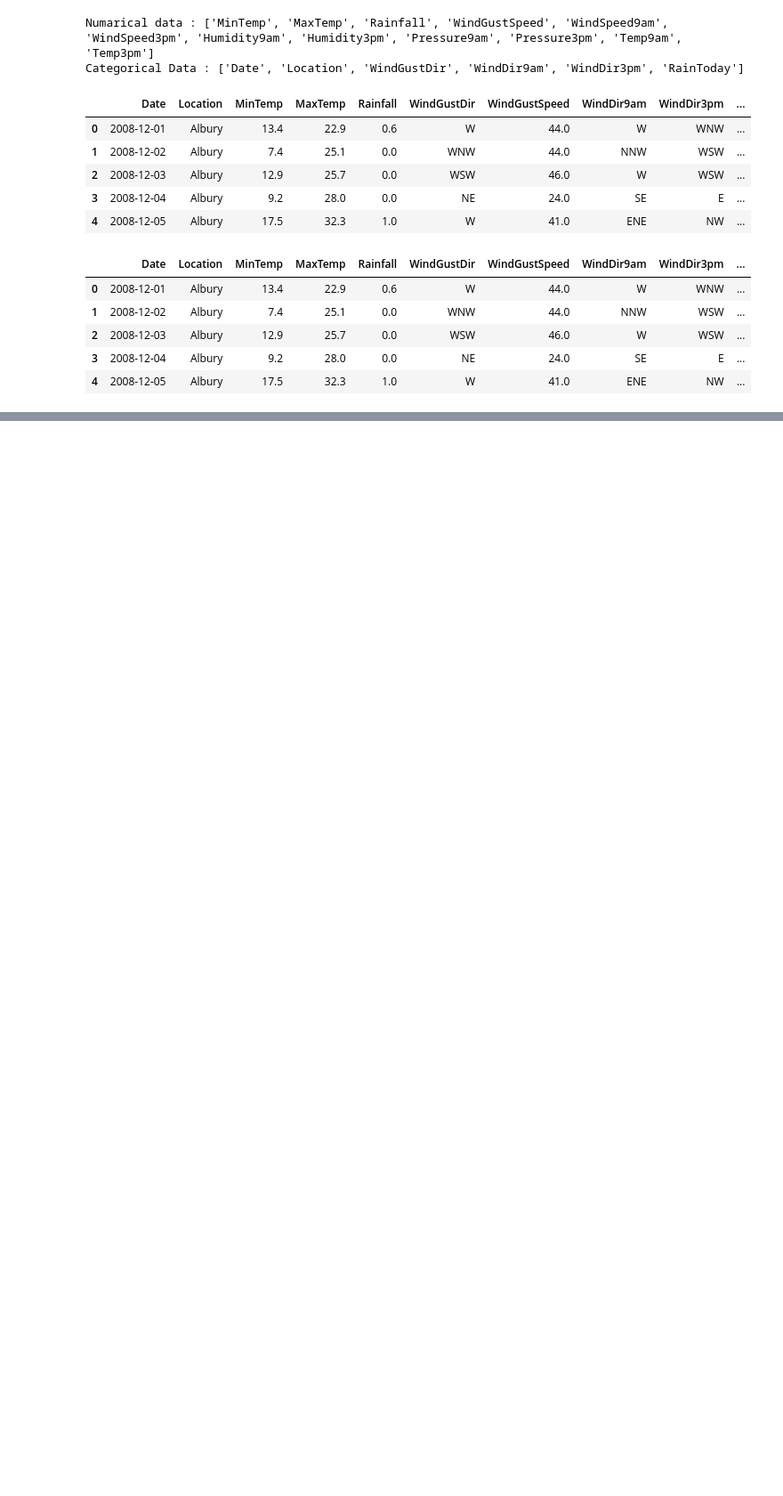
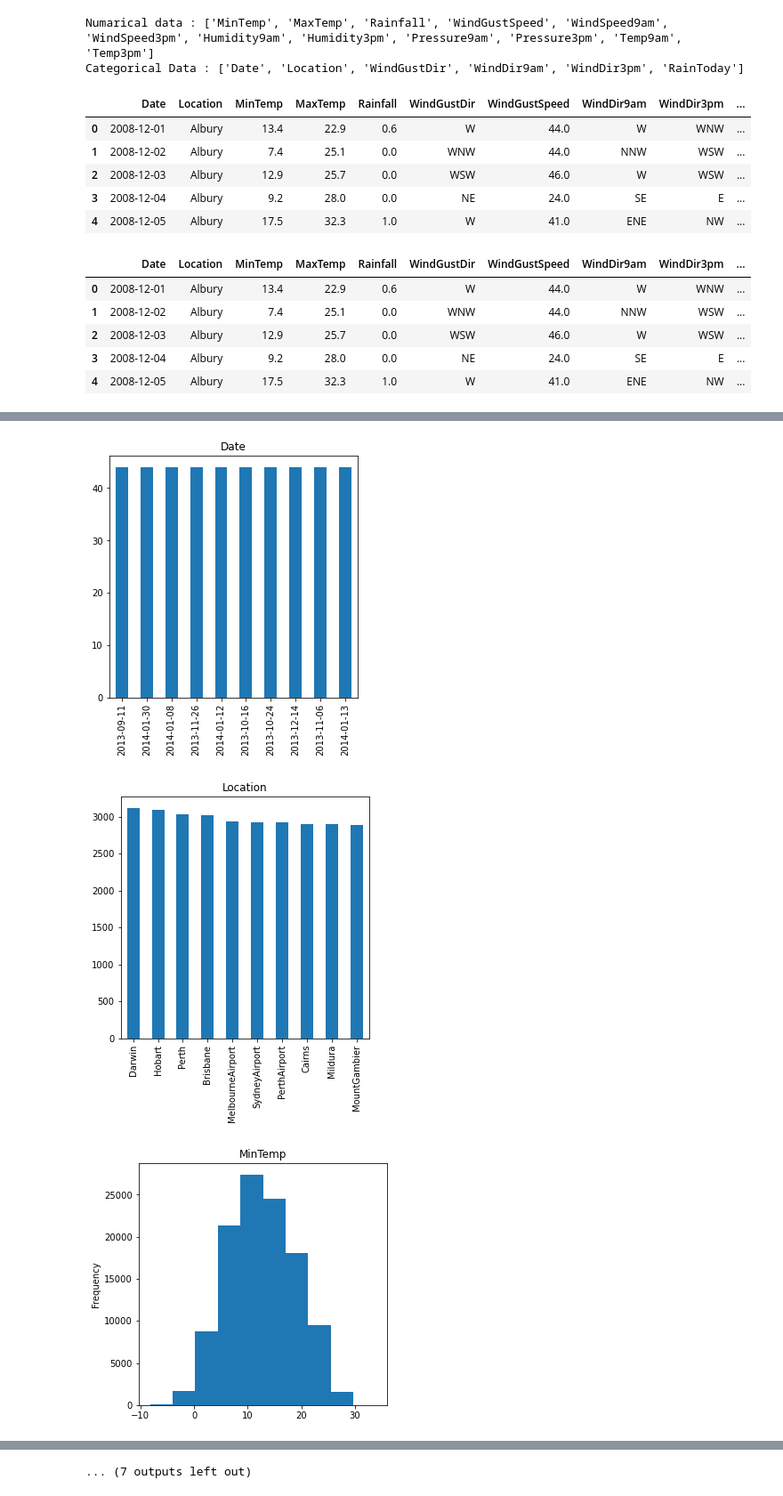
Before and after one commit to maheshi98/IT19212982_IT19174990_IT19145280, a Jupyter notebook: LogisticReg.ipynb, the cells around one changed output, grey strips where cells are left out. Shown at 89% size. Cells and saved outputs as stored; diff of their text form; code cells hidden in the pictures; blank space fills up the shorter version.

```diff
--- a/LogisticReg.ipynb
+++ b/LogisticReg.ipynb
@@ -255,15 +257,19 @@ weatherData.head()
 # %%
 #Automate a for loop for univariate analysis
 #for a numerical variable a histogram will generate to visualize data
 #distribution
 #for a categorical variable a bar chart will generate to visualize data
 #distribution
 
-for column in df:
-    plt.figure(column, figSize=(5,5))
-    plt.title(column)
-    if is_numeric_dtype(df[column]):
-        df[column].plot(kind='hist')
-    elif is_string_dtype(df[column]):
+for column in weatherData:
+    mplt.figure(column, figsize=(5,5))
+    mplt.title(column)
+    if is_numeric_dtype(weatherData[column]):
+        weatherData[column].plot(kind='hist')
+    elif is_string_dtype(weatherData[column]):
         #show onlytop10values in each categoricaldata
-        df[column].value_counts()[:10].plot(kind='bar')
+        weatherData[column].value_counts()[:10].plot(kind='bar')
+# %% [output]
+[figure, added]
+[figure, added]
+[figure, added]
@@ -270,3 +285,4 @@ for column in df:
+... (7 outputs left out)
 # %%
 #address outliers in 'Rainfall'
 #use quantile(0.9) to limit the dataset
```
Also changed, not shown: parts of 8 cells of this notebook.
